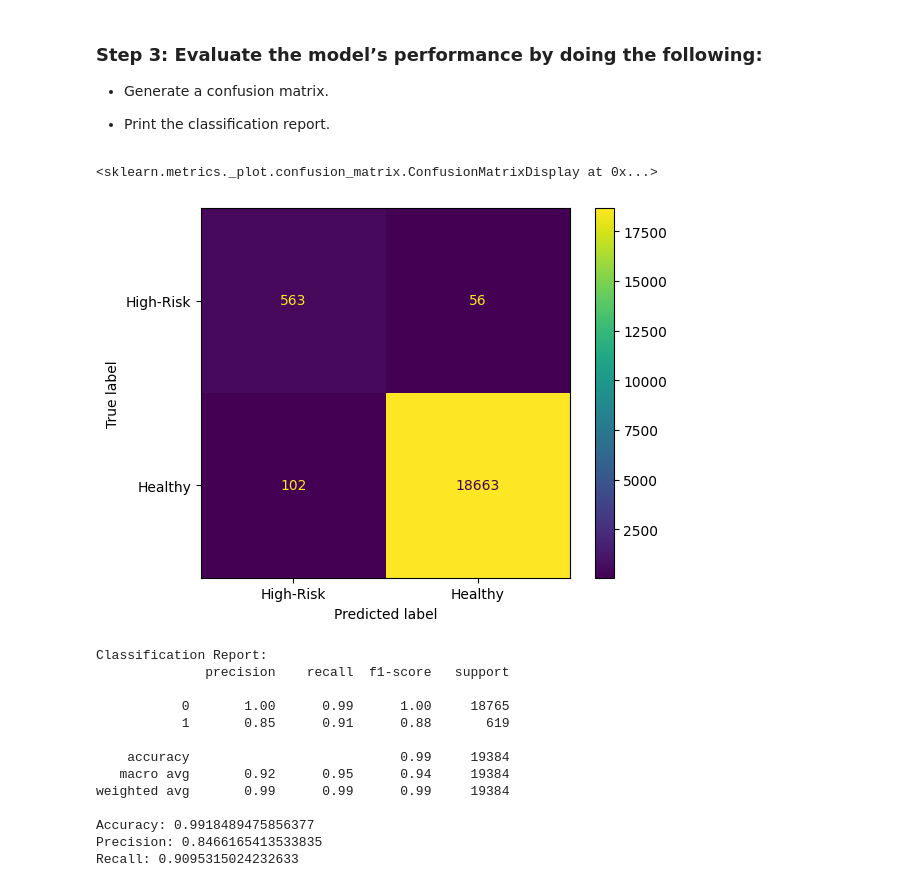
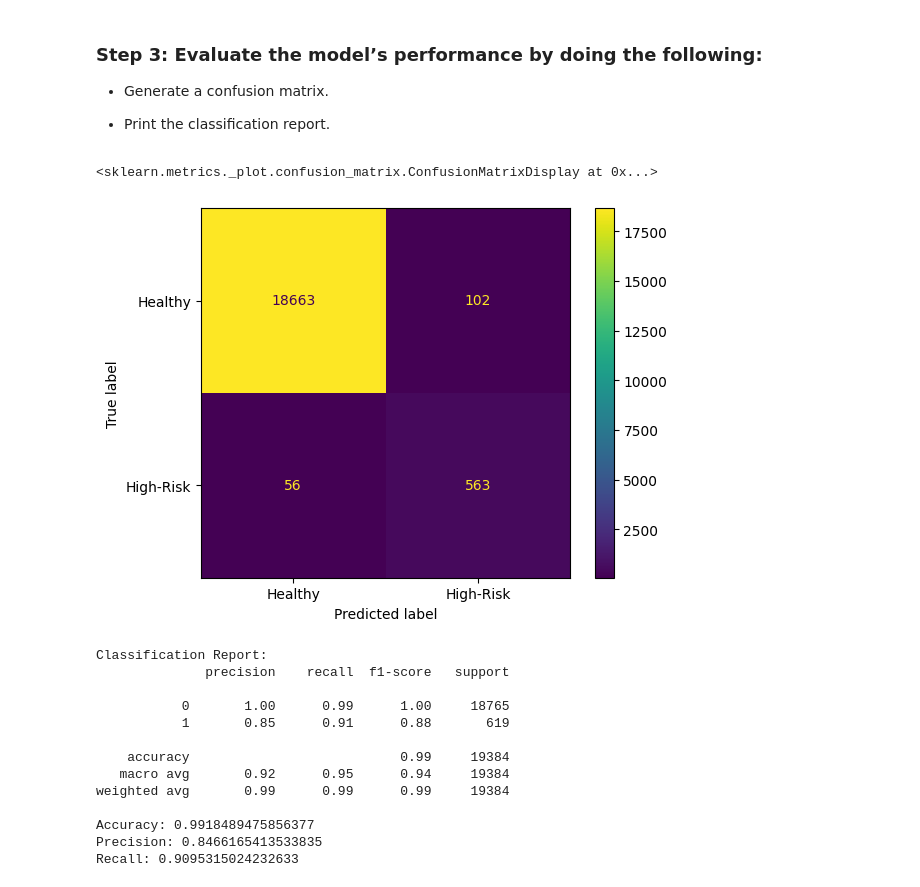
Before and after one commit to mdg1317/credit-risk-classification, a Jupyter notebook: Credit_Risk/credit_risk_classification.ipynb, the cells around one changed output. Cells and saved outputs as stored; diff of their text form; code cells hidden in the pictures.

```diff
--- a/Credit_Risk/credit_risk_classification.ipynb
+++ b/Credit_Risk/credit_risk_classification.ipynb
@@ -84,12 +84,12 @@ predictions = model.predict(X_test)
 * Print the classification report.
 # %%
 # Generate a confusion matrix for the model
-cm = np.flip(confusion_matrix(y_test, predictions))
+cm = confusion_matrix(y_test, predictions)
 
-ConfusionMatrixDisplay(confusion_matrix=cm, display_labels=["High-Risk", "Healthy"]).plot()
+ConfusionMatrixDisplay(confusion_matrix=cm, display_labels=["Healthy", "High-Risk"]).plot()
 # %% [output]
 <sklearn.metrics._plot.confusion_matrix.ConfusionMatrixDisplay at 0x...>
-[figure, old version]
+[figure, new version]
 # %%
 # Print the classification report for the model
 print(f"Classification Report:\n{classification_report(y_test, predictions)}")
```
Also changed, not shown: parts of 2 cells of this notebook.
